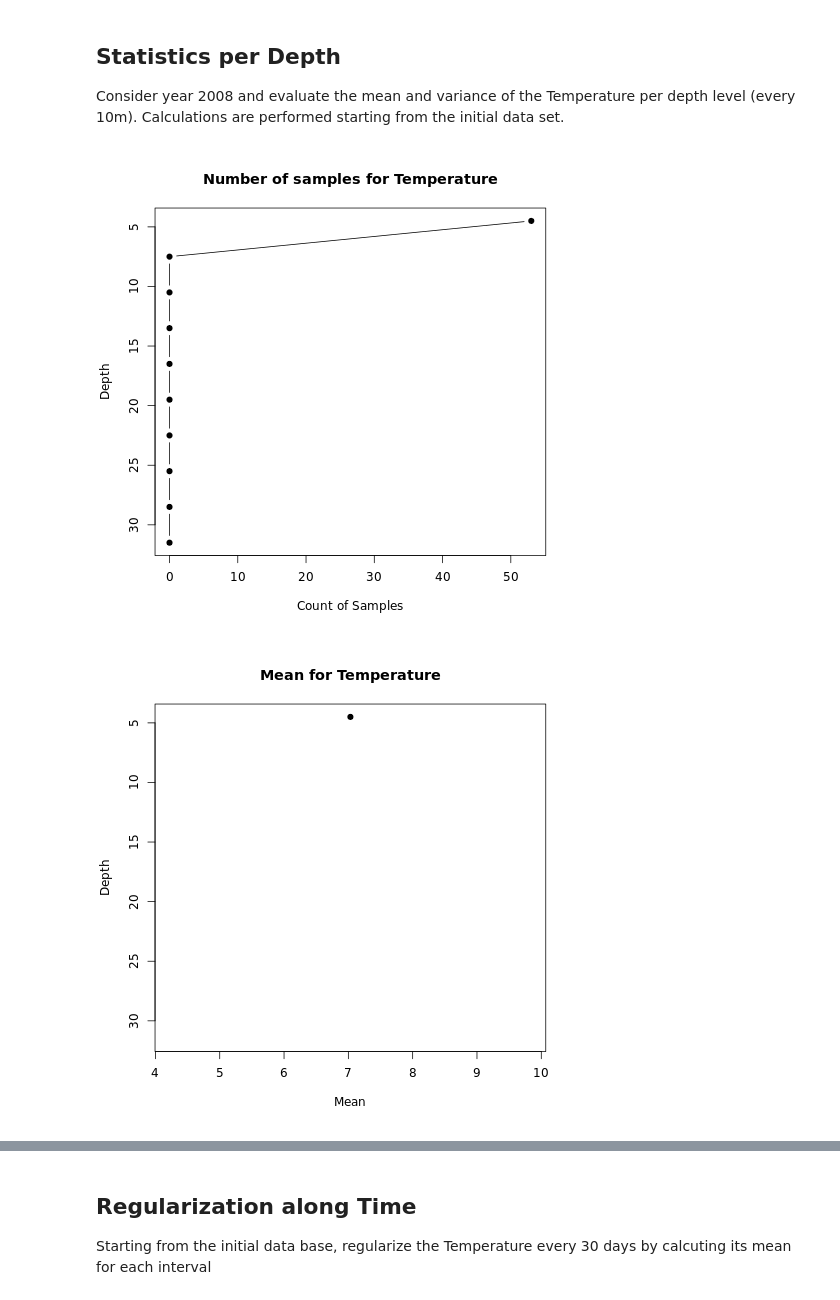
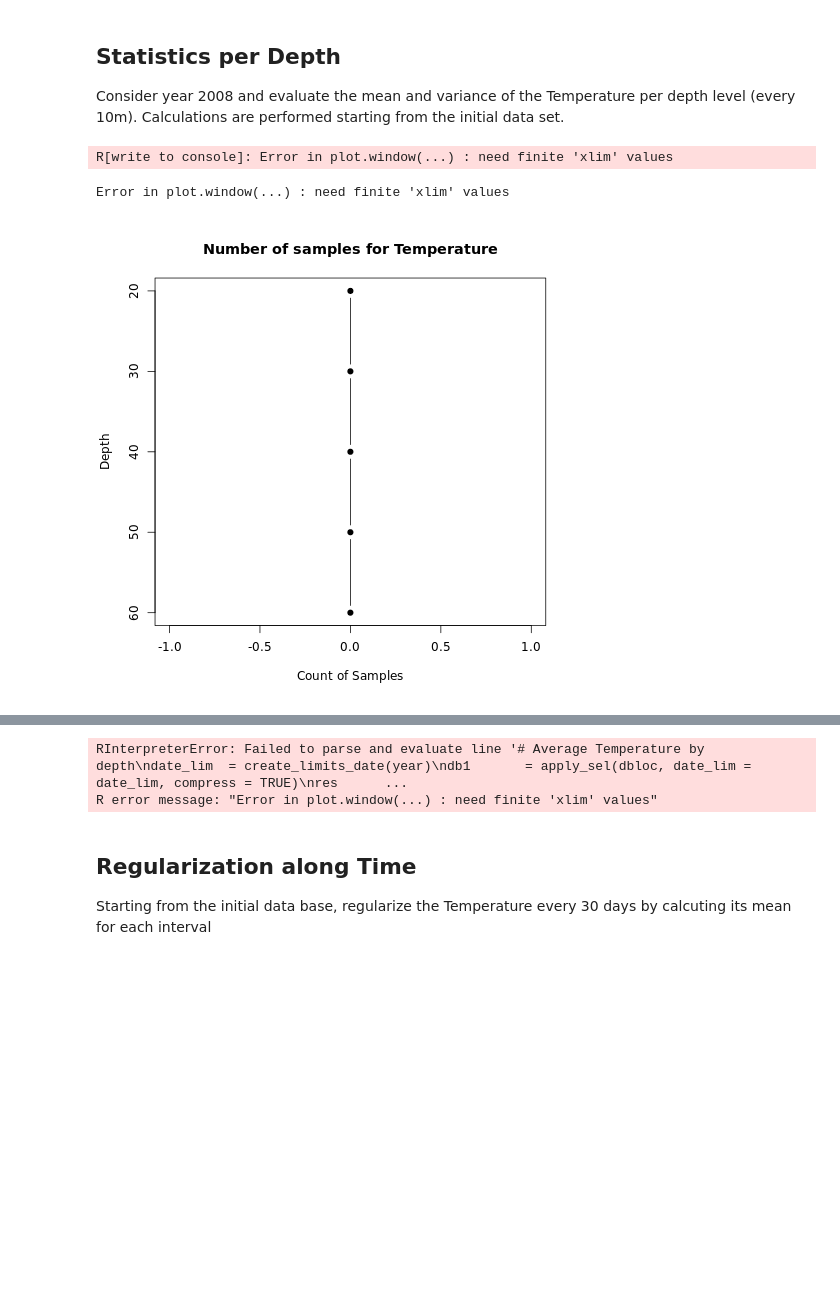
Before and after one commit to ec-intaros/iaos-showcase-app-Barents-Sea-CTD, a Jupyter notebook: Barrents sea - CTD data processing.ipynb, the cells around one changed output, grey strips where cells are left out. Drawn from its saved outputs; the diff is of its cells as text; code cells hidden in the pictures; blank space fills up the shorter version.

```diff
--- a/Barrents sea - CTD data processing.ipynb
+++ b/Barrents sea - CTD data processing.ipynb
@@ -598,7 +603,7 @@ On the y-axis is shown the TIME of the measurement (in *float* format, which nee
 # %%
 print(f"Var to plot: {var}")
 
-title = f'Platform={pc}, Var={var}\nFilter: {bbox_key}; TimeRange={time_filter_str}; Depth: {depth}m\nSel/All={sel_outof_all}'
+title = f'Platform={pc}, Var={var}\nFilter: {bbox_key}; DepthRange: {depth1}-{depth2}m; \nTimeRange={time_filter_str}\nSel/All={sel_outof_all}'
 
 plotFilteredVar(filtered_xarr[var], title=title)
 # %% [output]
@@ -692,7 +713,8 @@ intaros.save.environ(long_lim = long_lim, lat_lim = lat_lim,
 Then we read the **CSV** file (taking the header line into account) and create the RGeostats Db. Finally we show the contents of the newly created Db (named **db0**).
 # %%
 %%R
-depth = 3
+depth1 = 5
+depth2 = 10
 var = "Temperature"
 # %%
 %%R
@@ -801,7 +823,7 @@ subtrims
 %%R
 
 # Select samples at depth 20m and set the color scale
-db1       = apply_sel(db0, depth_lim=c(depth,depth), compress = TRUE)
+db1       = apply_sel(db0, depth_lim=c(depth1,depth1), compress = TRUE)
 var_scale = get_db_limits_var(db1,var)
 
 # Comment the following lines if you want to display all trimesters / years
@@ -914,17 +936,18 @@ Consider year 2008 and evaluate the mean and variance of the Temperature per dep
 # %%
 %%R
 # Average Temperature by depth
 date_lim  = create_limits_date(year)
 db1       = apply_sel(dbloc, date_lim = date_lim, compress = TRUE)
-res       = average_depth(db1, var, depth0 = 0, ddepth = depth, ndepth = 10)
+res       = average_depth(db1, var, depth0 = depth1, ddepth = depth2, ndepth = 5)
 
 # Display statistics
 plot(res$count,res$depths,type="b",main=paste("Number of samples for",var),pch=19,
      xlab="Count of Samples", ylab="Depth", ylim=rev(range(res$depths)))
 plot(res$means,res$depths,type="b",main=paste("Mean for",var),pch=19,
      xlab="Mean", ylab="Depth", ylim=rev(range(res$depths)))
 plot(res$vars ,res$depths,type="b",main=paste("Variance for",var),pch=19,
      xlab="Variance", ylab="Depth", ylim=rev(range(res$depths)))
 # %% [output]
+R[write to console]: Error in plot.window(...) : need finite 'xlim' values
+Error in plot.window(...) : need finite 'xlim' values
-[figure, old version]
+[figure, new version]
-[figure, removed]
@@ -932,3 +954,5 @@ plot(res$vars ,res$depths,type="b",main=paste("Variance for",var),pch=19,
+RInterpreterError: Failed to parse and evaluate line '# Average Temperature by depth\ndate_lim  = create_limits_date(year)\ndb1       = apply_sel(dbloc, date_lim = date_lim, compress = TRUE)\nres      ...
+R error message: "Error in plot.window(...) : need finite 'xlim' values"
 # %% [markdown]
 ## Regularization along Time
 
```
Also changed, not shown: parts of 29 cells of this notebook, 1 other file.
